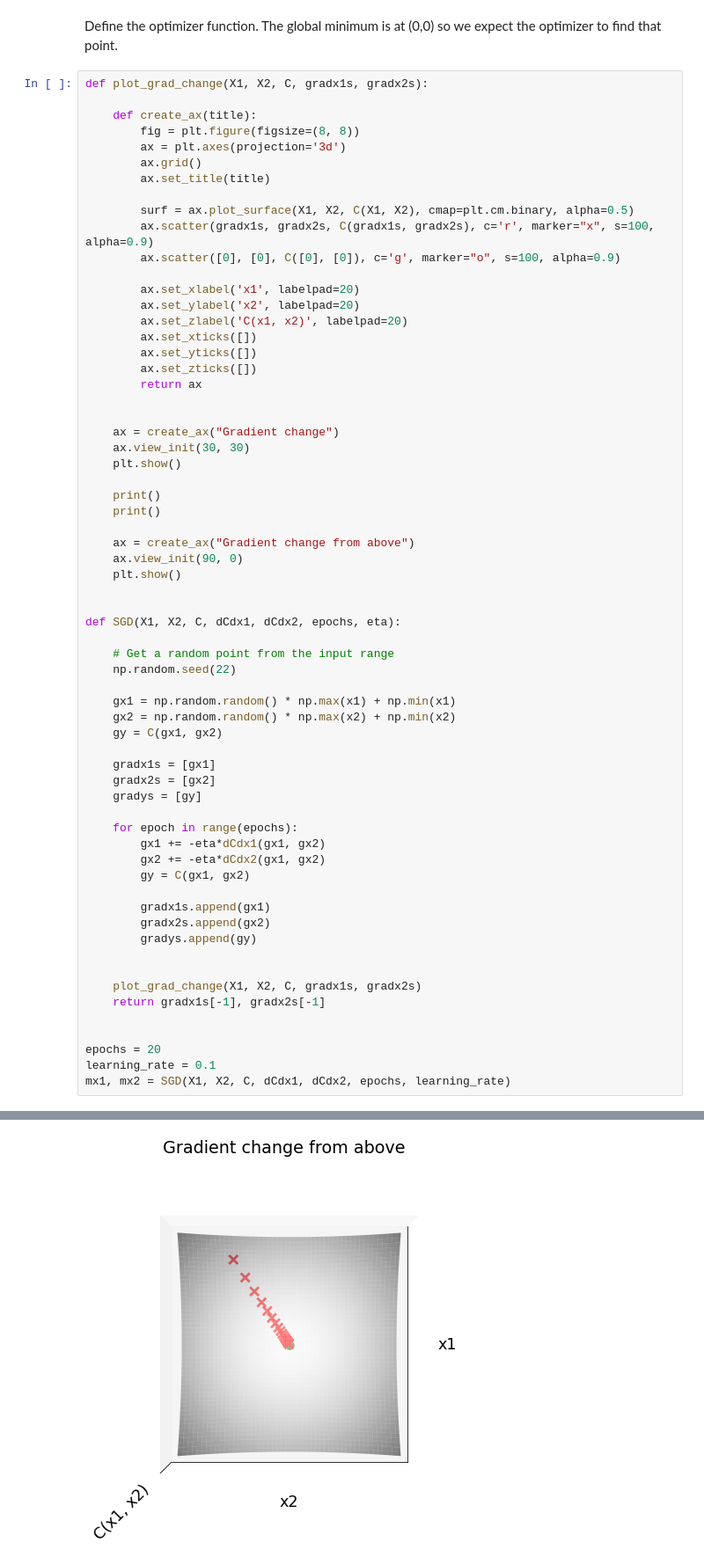
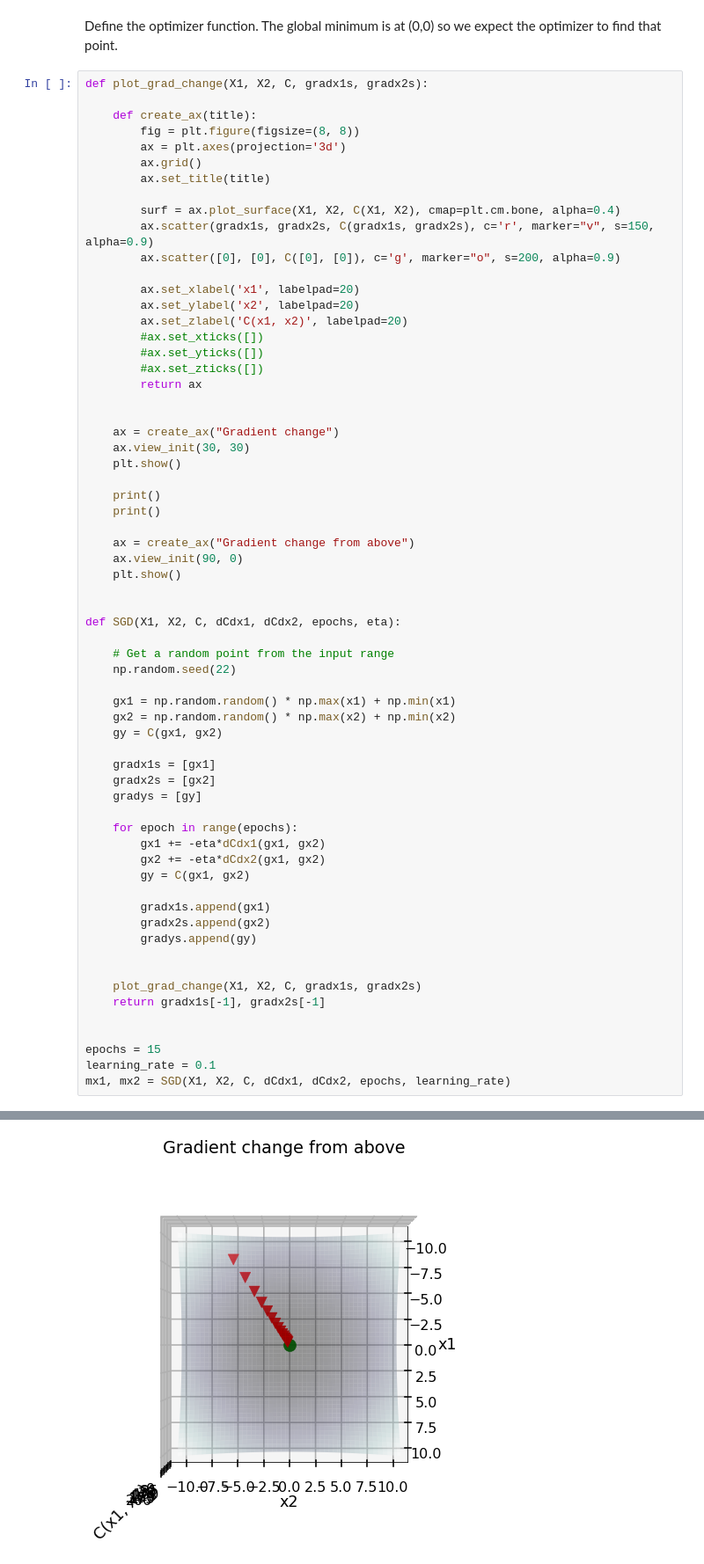
Before and after one commit to MartinKondor/Notebooks, a Jupyter notebook: gradient-descent-3d.ipynb, the cells around one changed output, grey strips where cells are left out. Shown: that part at 88% size. Cells and saved outputs as stored; diff of their text form.

Commit message:
Change cmap and add math

```diff
--- a/gradient-descent-3d.ipynb
+++ b/gradient-descent-3d.ipynb
@@ -59,16 +59,16 @@ def plot_grad_change(X1, X2, C, gradx1s, gradx2s):
         ax.grid()
         ax.set_title(title)
 
-        surf = ax.plot_surface(X1, X2, C(X1, X2), cmap=plt.cm.binary, alpha=0.5)
-        ax.scatter(gradx1s, gradx2s, C(gradx1s, gradx2s), c='r', marker="x", s=100, alpha=0.9)
-        ax.scatter([0], [0], C([0], [0]), c='g', marker="o", s=100, alpha=0.9)
+        surf = ax.plot_surface(X1, X2, C(X1, X2), cmap=plt.cm.bone, alpha=0.4)
+        ax.scatter(gradx1s, gradx2s, C(gradx1s, gradx2s), c='r', marker="v", s=150, alpha=0.9)
+        ax.scatter([0], [0], C([0], [0]), c='g', marker="o", s=200, alpha=0.9)
 
         ax.set_xlabel('x1', labelpad=20)
         ax.set_ylabel('x2', labelpad=20)
         ax.set_zlabel('C(x1, x2)', labelpad=20)
-        ax.set_xticks([])
-        ax.set_yticks([])
-        ax.set_zticks([])
+        #ax.set_xticks([])
+        #ax.set_yticks([])
+        #ax.set_zticks([])
         return ax
 
 
@@ -111,7 +111,7 @@ def SGD(X1, X2, C, dCdx1, dCdx2, epochs, eta):
     return gradx1s[-1], gradx2s[-1]
 
 
-epochs = 20
+epochs = 15
 learning_rate = 0.1
 mx1, mx2 = SGD(X1, X2, C, dCdx1, dCdx2, epochs, learning_rate)
 # %% [output]
@@ -119,4 +119,4 @@ mx1, mx2 = SGD(X1, X2, C, dCdx1, dCdx2, epochs, learning_rate)
-[figure, old version]
+[figure, new version]
 # %%
 print("Found minimum at: X =", [mx1, mx2])
 # %% [output]
```
Also changed, not shown: parts of 2 cells of this notebook, 3 other files.
